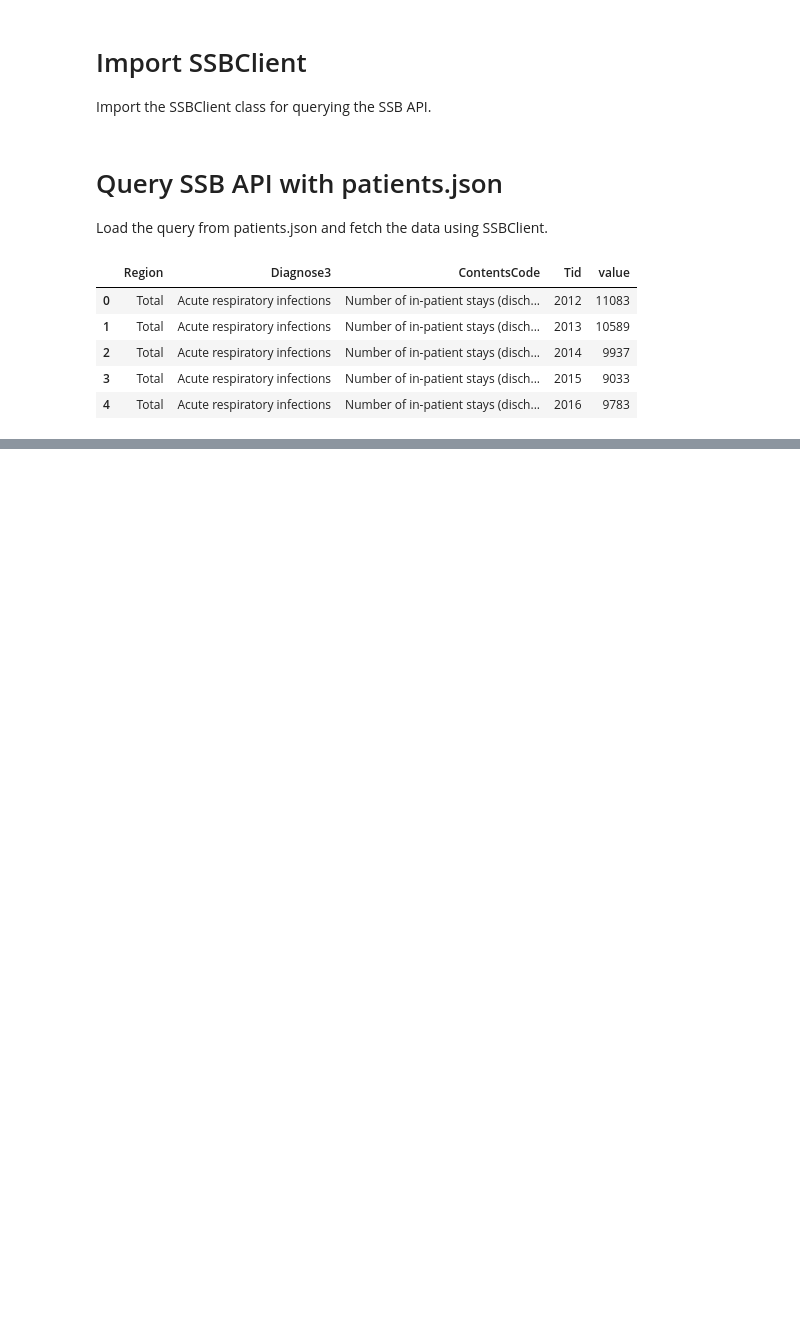
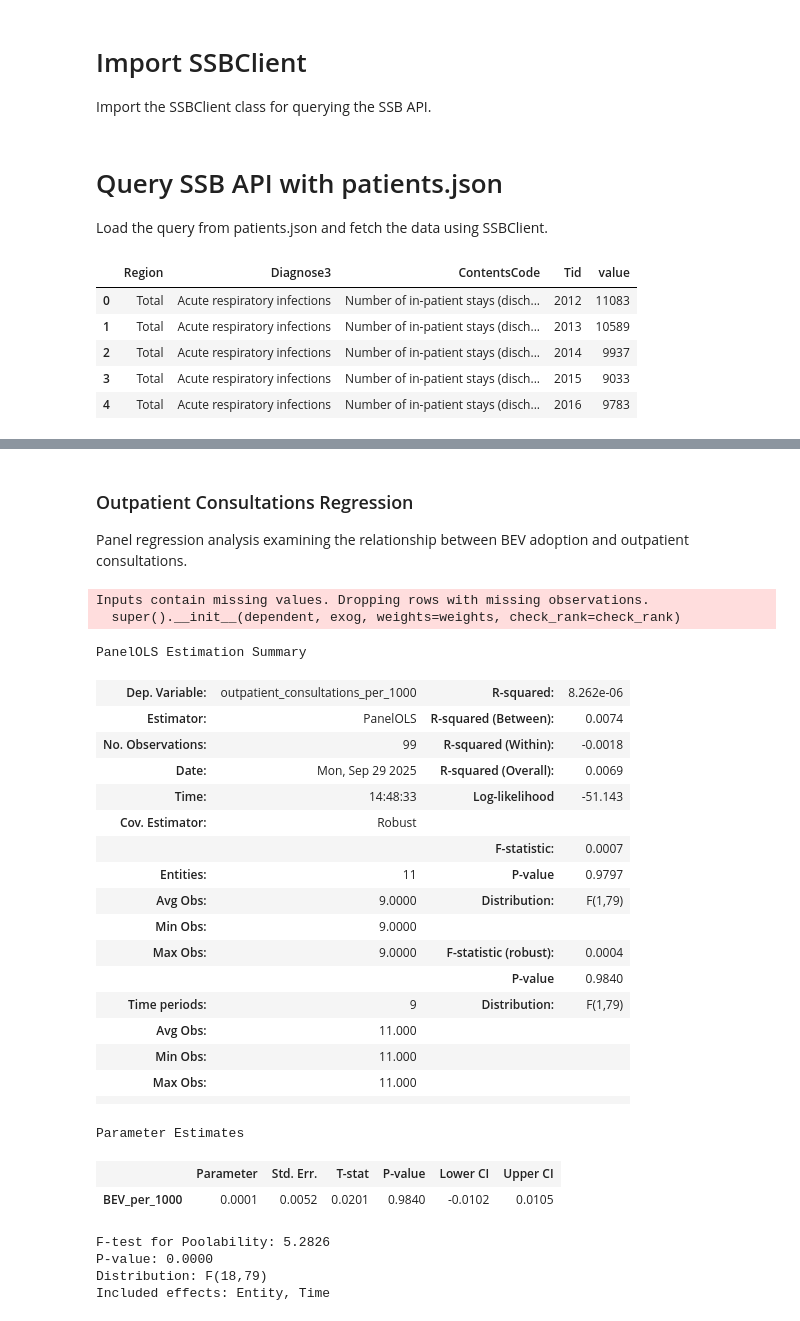
Before and after one commit to felixschulz385/evs-and-health, a Jupyter notebook: src/notebooks/experiments.ipynb, the cells around one changed output, grey strips where cells are left out. Saved outputs shown, nothing was run; the diff lists cells and outputs as text; code cells hidden in the pictures; blank space fills up the shorter version.

```diff
--- a/src/notebooks/experiments.ipynb
+++ b/src/notebooks/experiments.ipynb
@@ -127,0 +274,36 @@ Name: count, dtype: int64
+# %% [markdown]
+### Outpatient Consultations Regression
+Panel regression analysis examining the relationship between BEV adoption and outpatient consultations.
+# %%
+# Run regression analysis with robust standard errors
+mod = plm.PanelOLS.from_formula('outpatient_consultations_per_1000 ~ BEV_per_1000 + EntityEffects + TimeEffects', data=df_merged.set_index(['county_unified', 'year']))
+res = mod.fit(cov_type='robust')
+res.summary
+# %% [output]
+Inputs contain missing values. Dropping rows with missing observations.
+  super().__init__(dependent, exog, weights=weights, check_rank=check_rank)
+PanelOLS Estimation Summary
+| Dep. Variable: | outpatient_consultations_per_1000 | R-squared: | 8.262e-06 |
+| Estimator: | PanelOLS | R-squared (Between): | 0.0074 |
+| No. Observations: | 99 | R-squared (Within): | -0.0018 |
+| Date: | Mon, Sep 29 2025 | R-squared (Overall): | 0.0069 |
+| Time: | 14:48:33 | Log-likelihood | -51.143 |
+| Cov. Estimator: | Robust |  |  |
+|  |  | F-statistic: | 0.0007 |
+| Entities: | 11 | P-value | 0.9797 |
+| Avg Obs: | 9.0000 | Distribution: | F(1,79) |
+| Min Obs: | 9.0000 |  |  |
+| Max Obs: | 9.0000 | F-statistic (robust): | 0.0004 |
+|  |  | P-value | 0.9840 |
+| Time periods: | 9 | Distribution: | F(1,79) |
+| Avg Obs: | 11.000 |  |  |
+| Min Obs: | 11.000 |  |  |
+| Max Obs: | 11.000 |  |  |
+|  |  |  |  |
+Parameter Estimates
+|  | Parameter | Std. Err. | T-stat | P-value | Lower CI | Upper CI |
+| BEV_per_1000 | 0.0001 | 0.0052 | 0.0201 | 0.9840 | -0.0102 | 0.0105 |
+F-test for Poolability: 5.2826
+P-value: 0.0000
+Distribution: F(18,79)
+Included effects: Entity, Time
```
Also changed, not shown: parts of 43 cells of this notebook, 2 other files.
